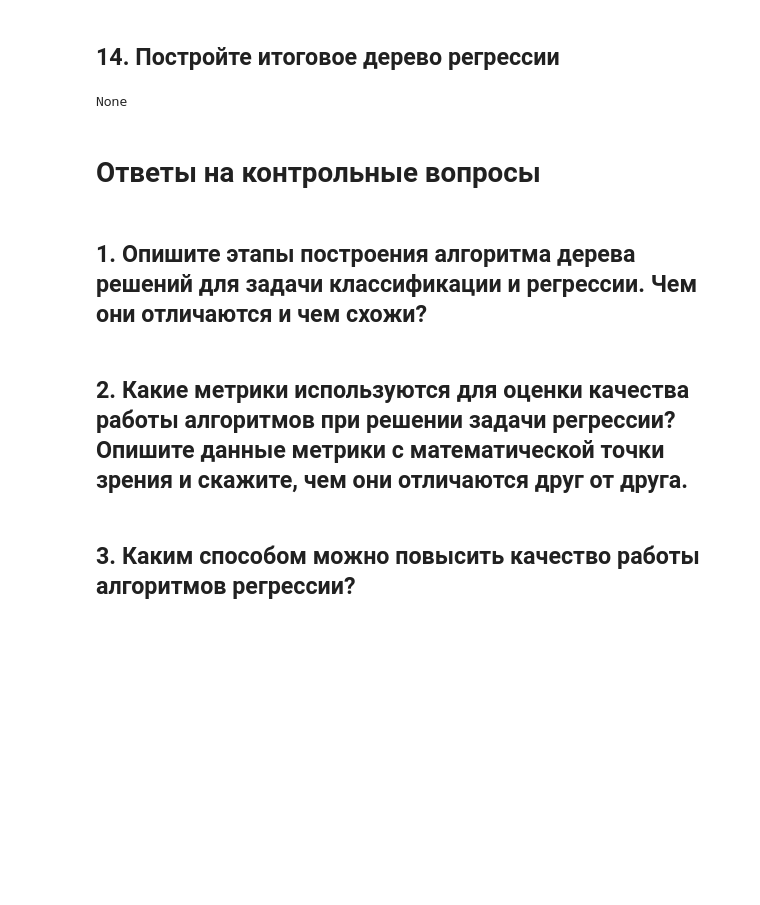
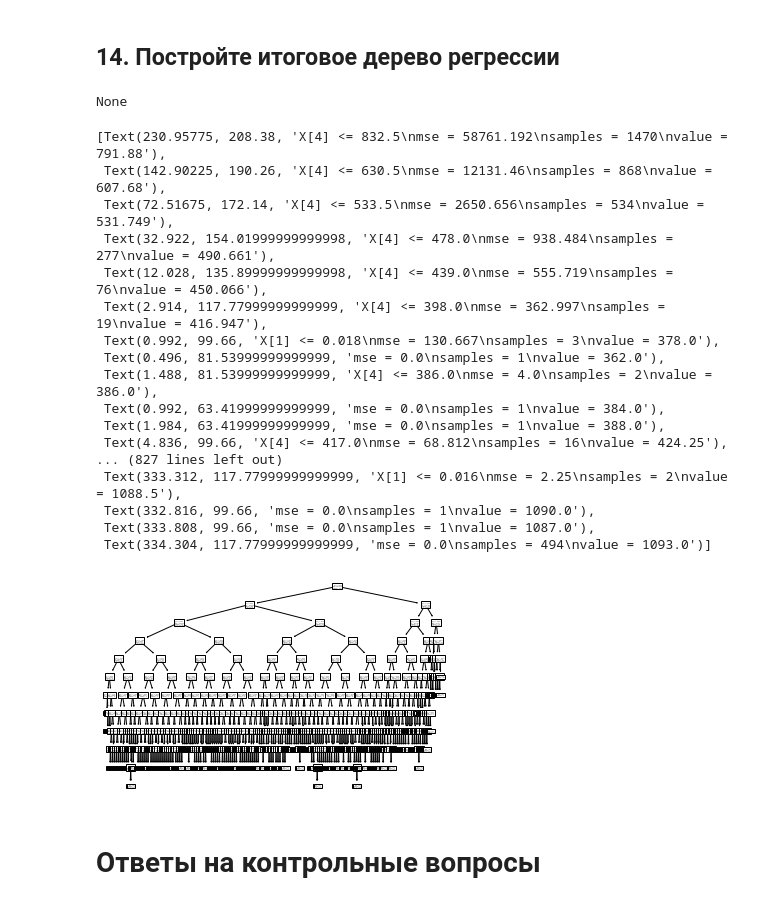
Before and after one commit to Teosof/mlearning, a Jupyter notebook: lab3/Liskunov_Roman_lab3.ipynb, the cells around one changed output. Drawn from its saved outputs; the diff is of its cells as text; code cells hidden in the pictures; blank space fills up the shorter version.

```diff
--- a/lab3/Liskunov_Roman_lab3.ipynb
+++ b/lab3/Liskunov_Roman_lab3.ipynb
@@ -266,18 +289,31 @@ mean_absolute_error: 0.653
 # %%
 graph = export_graphviz(
     clf,
     out_file =  "data/regression.dot",
     filled = True,
     rounded = True
 )
 print(graph)
+plot_tree(clf)
 # %% [output]
 None
+[Text(230.95775, 208.38, 'X[4] <= 832.5\nmse = 58761.192\nsamples = 1470\nvalue = 791.88'),
+ Text(142.90225, 190.26, 'X[4] <= 630.5\nmse = 12131.46\nsamples = 868\nvalue = 607.68'),
+ Text(72.51675, 172.14, 'X[4] <= 533.5\nmse = 2650.656\nsamples = 534\nvalue = 531.749'),
+ Text(32.922, 154.01999999999998, 'X[4] <= 478.0\nmse = 938.484\nsamples = 277\nvalue = 490.661'),
+ Text(12.028, 135.89999999999998, 'X[4] <= 439.0\nmse = 555.719\nsamples = 76\nvalue = 450.066'),
+ Text(2.914, 117.77999999999999, 'X[4] <= 398.0\nmse = 362.997\nsamples = 19\nvalue = 416.947'),
+ Text(0.992, 99.66, 'X[1] <= 0.018\nmse = 130.667\nsamples = 3\nvalue = 378.0'),
+ Text(0.496, 81.53999999999999, 'mse = 0.0\nsamples = 1\nvalue = 362.0'),
+ Text(1.488, 81.53999999999999, 'X[4] <= 386.0\nmse = 4.0\nsamples = 2\nvalue = 386.0'),
+ Text(0.992, 63.41999999999999, 'mse = 0.0\nsamples = 1\nvalue = 384.0'),
+ Text(1.984, 63.41999999999999, 'mse = 0.0\nsamples = 1\nvalue = 388.0'),
+ Text(4.836, 99.66, 'X[4] <= 417.0\nmse = 68.812\nsamples = 16\nvalue = 424.25'),
+... (827 lines left out)
+ Text(333.312, 117.77999999999999, 'X[1] <= 0.016\nmse = 2.25\nsamples = 2\nvalue = 1088.5'),
+ Text(332.816, 99.66, 'mse = 0.0\nsamples = 1\nvalue = 1090.0'),
+ Text(333.808, 99.66, 'mse = 0.0\nsamples = 1\nvalue = 1087.0'),
+ Text(334.304, 117.77999999999999, 'mse = 0.0\nsamples = 494\nvalue = 1093.0')]
+[figure, added]
 # %% [markdown]
 # Ответы на контрольные вопросы
-# %% [markdown]
-## 1. Опишите этапы построения алгоритма дерева решений для задачи классификации и регрессии. Чем они отличаются и чем схожи?
-# %% [markdown]
-## 2. Какие метрики используются для оценки качества работы алгоритмов при решении задачи регрессии? Опишите данные метрики с математической точки зрения и скажите, чем они отличаются друг от друга.
-# %% [markdown]
-## 3. Каким способом можно повысить качество работы алгоритмов регрессии?
```
Also changed, not shown: parts of 11 cells of this notebook, 2 other files.
